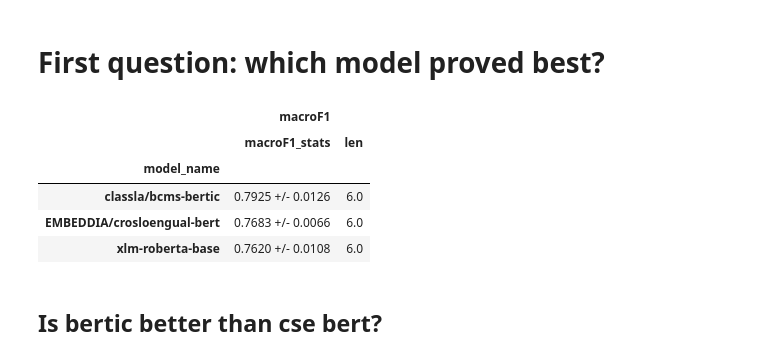
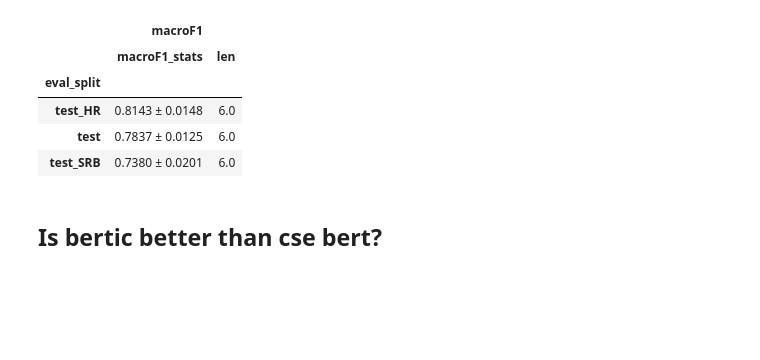
Before and after one commit to 5roop/task10, a Jupyter notebook: 006_results_analysis.ipynb, the cells around one changed output. Saved outputs shown, nothing was run; the diff lists cells and outputs as text; code cells hidden in the pictures; blank space fills up the shorter version.

Commit message:
Results for bertic

```diff
--- a/006_results_analysis.ipynb
+++ b/006_results_analysis.ipynb
@@ -9,23 +28,23 @@ df = pd.DataFrame(data=contents)
-# %% [markdown]
-# First question: which model proved best?
 # %%
 import numpy as np
 
 C_trained_on_train = df.train_split == "train"
 C_evaled_on_test = df.eval_split == "test"
 from typing import Iterable
 def macroF1_stats(i: Iterable[float]) -> str:
     return f"{np.mean(i):0.4f} ± {np.std(i):0.4f}"
-df[C_trained_on_train & C_evaled_on_test].groupby("model_name").agg(
+df[C_trained_on_train
+# & C_evaled_on_test
+].groupby("eval_split").agg(
     [macroF1_stats, len]
 ).sort_values(by=("macroF1","macroF1_stats"), ascending=False)
 # %% [output]
 |  | macroF1 |  |
 |  | macroF1_stats | len |
-| model_name |  |  |
-| classla/bcms-bertic | 0.7925 +/- 0.0126 | 6.0 |
-| EMBEDDIA/crosloengual-bert | 0.7683 +/- 0.0066 | 6.0 |
-| xlm-roberta-base | 0.7620 +/- 0.0108 | 6.0 |
+| eval_split |  |  |
+| test_HR | 0.8143 ± 0.0148 | 6.0 |
+| test | 0.7837 ± 0.0125 | 6.0 |
+| test_SRB | 0.7380 ± 0.0201 | 6.0 |
 # %% [markdown]
 ## Is bertic better than cse bert?
 # %%
```
Also changed, not shown: parts of 7 cells of this notebook, 3 other files.
